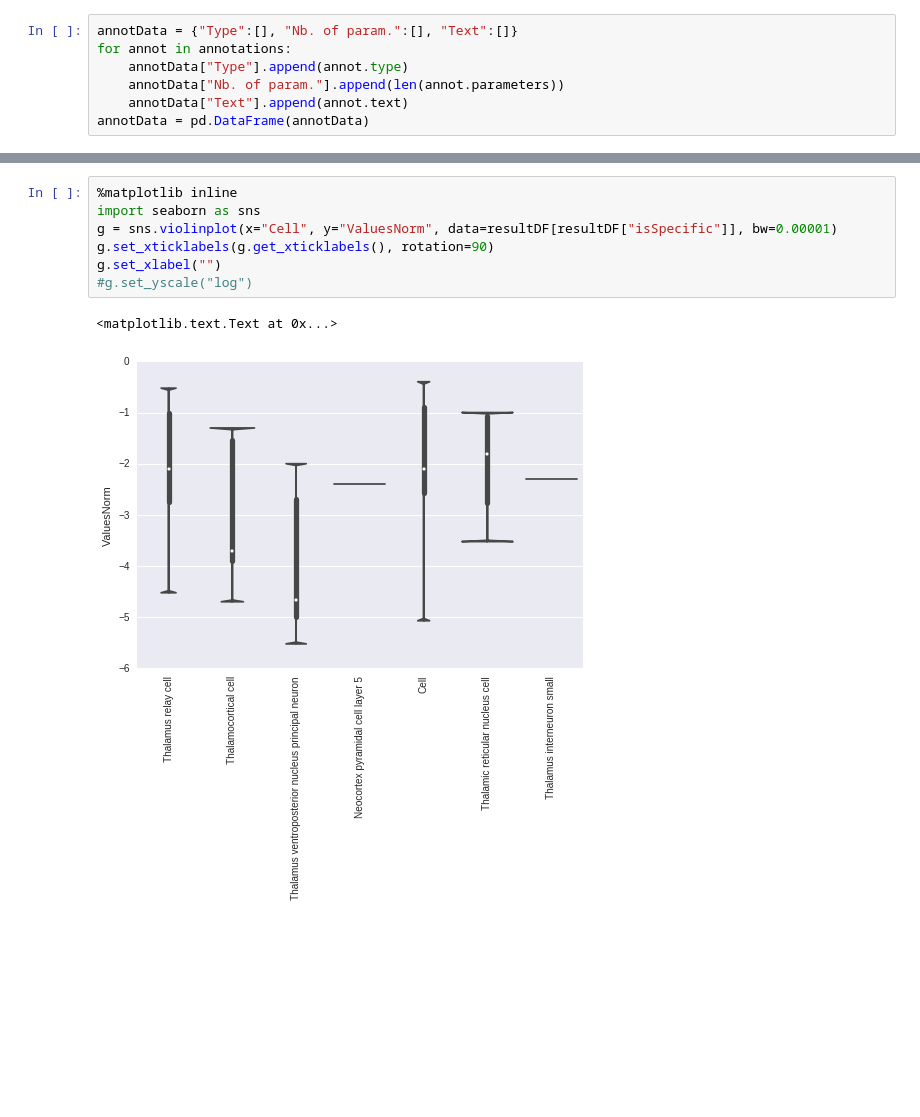
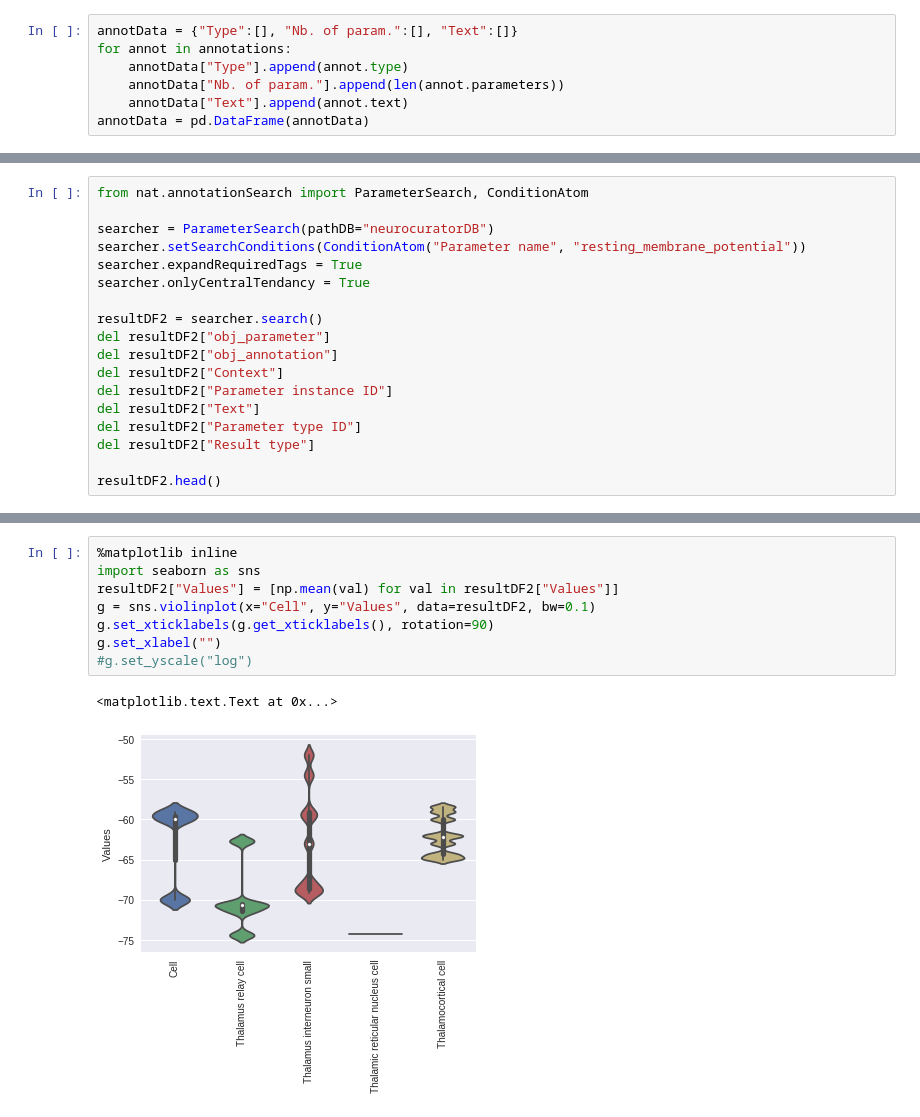
Before and after one commit to BlueBrain/nat, a Jupyter notebook: notebooks/checkAnnotations v2.ipynb, the cells around one changed output, grey strips where cells are left out. Drawn from its saved outputs; the diff is of its cells as text; blank space fills up the shorter version.

```diff
--- a/notebooks/checkAnnotations v2.ipynb
+++ b/notebooks/checkAnnotations v2.ipynb
@@ -178,0 +207,18 @@ Name: ValuesNorm, dtype: float64
+# %%
+from nat.annotationSearch import ParameterSearch, ConditionAtom
+
+searcher = ParameterSearch(pathDB="neurocuratorDB")
+searcher.setSearchConditions(ConditionAtom("Parameter name", "resting_membrane_potential"))
+searcher.expandRequiredTags = True
+searcher.onlyCentralTendancy = True
+
+resultDF2 = searcher.search()
+del resultDF2["obj_parameter"]
+del resultDF2["obj_annotation"]
+del resultDF2["Context"]
+del resultDF2["Parameter instance ID"]
+del resultDF2["Text"]
+del resultDF2["Parameter type ID"]
+del resultDF2["Result type"]
+
+resultDF2.head()
@@ -179,10 +232,11 @@ Name: ValuesNorm, dtype: float64
 # %%
 %matplotlib inline
 import seaborn as sns
-g = sns.violinplot(x="Cell", y="ValuesNorm", data=resultDF[resultDF["isSpecific"]], bw=0.00001)
+resultDF2["Values"] = [np.mean(val) for val in resultDF2["Values"]]
+g = sns.violinplot(x="Cell", y="Values", data=resultDF2, bw=0.1)
 g.set_xticklabels(g.get_xticklabels(), rotation=90)
 g.set_xlabel("")
 #g.set_yscale("log")
 # %% [output]
 <matplotlib.text.Text at 0x...>
-[figure, old version]
+[figure, new version]
```
Also changed, not shown: parts of 22 cells of this notebook, 5 other files.
